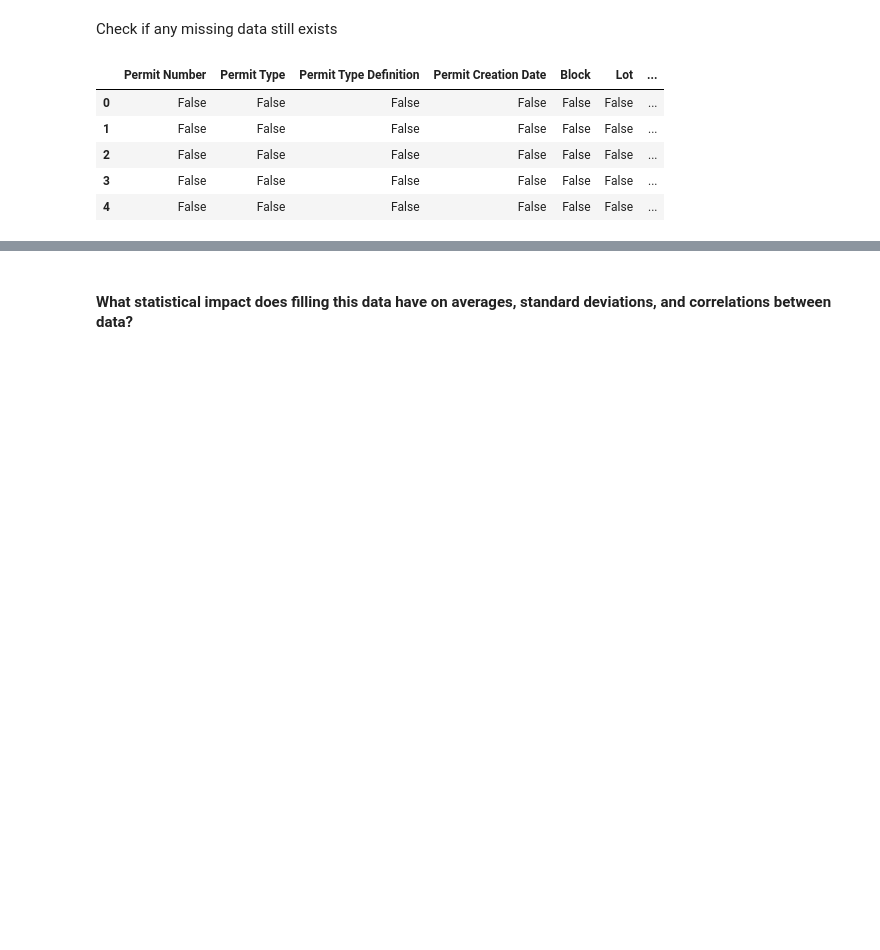
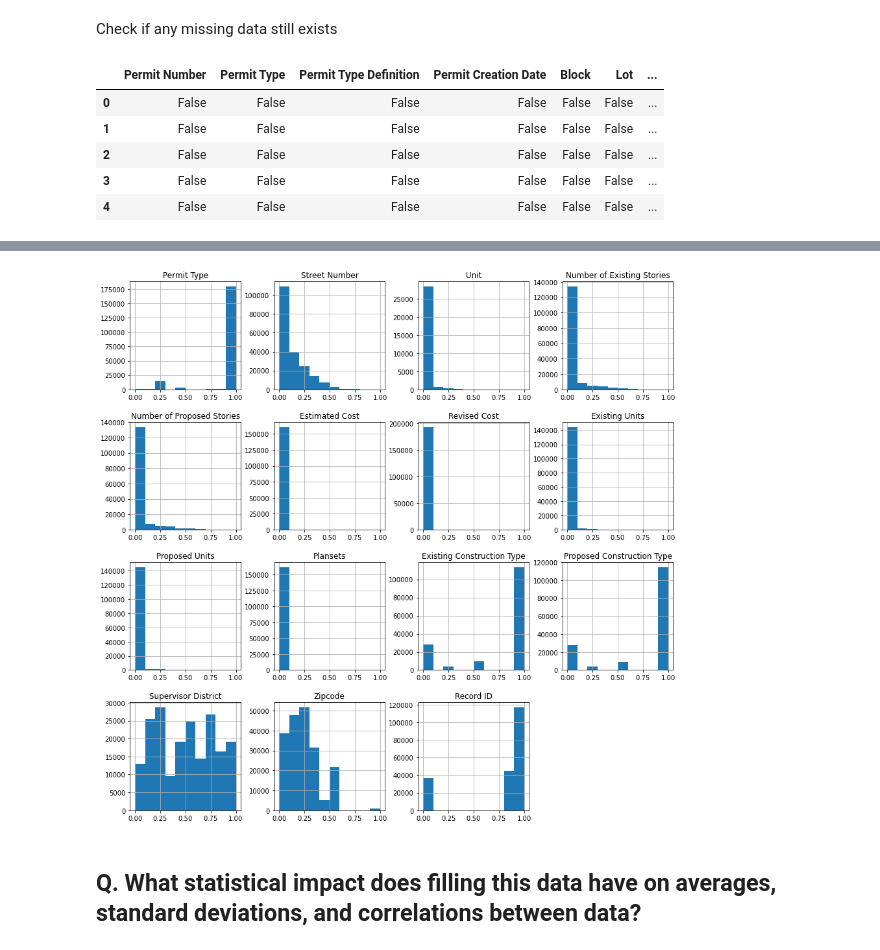
Before and after one commit to ryandhjeon/CS6010-basic-data-cleaning, a Jupyter notebook: notebooks/building_permits.ipynb, the cells around one changed output, grey strips where cells are left out. Cells and saved outputs as stored; diff of their text form; code cells hidden in the pictures; blank space fills up the shorter version.

```diff
--- a/notebooks/building_permits.ipynb
+++ b/notebooks/building_permits.ipynb
@@ -354,0 +328,4 @@ simple_imputer = SimpleImputer()
+# %%
+permit_imputed = permit.drop(permit.loc[:, permit.dtypes == np.object], axis=1)
+permit_imputed = pd.DataFrame(scaler.fit_transform(permit_imputed), columns = permit_imputed.columns)
+permit_imputed.head()
@@ -354,0 +339,2 @@ simple_imputer = SimpleImputer()
+# %%
+permit_imputed = pd.DataFrame(KNNimputer.fit_transform(permit_imputed['Permit Type']), columns = permit_imputed.columns)
@@ -354,0 +345,4 @@ simple_imputer = SimpleImputer()
+# %%
+permit_imputed[permit_objects.columns] = permit.loc[:, permit.dtypes == np.object]
+
+permit_imputed
@@ -355,2 +368,7 @@ simple_imputer = SimpleImputer()
+# %%
+permit_imputed.hist(figsize=(15,15))
+plt.show()
+# %% [output]
+[figure, added]
 # %% [markdown]
-#### What statistical impact does filling this data have on averages, standard deviations, and correlations between data?
+## Q. What statistical impact does filling this data have on averages, standard deviations, and correlations between data?
```
Also changed, not shown: parts of 32 cells of this notebook, 5 other files.
